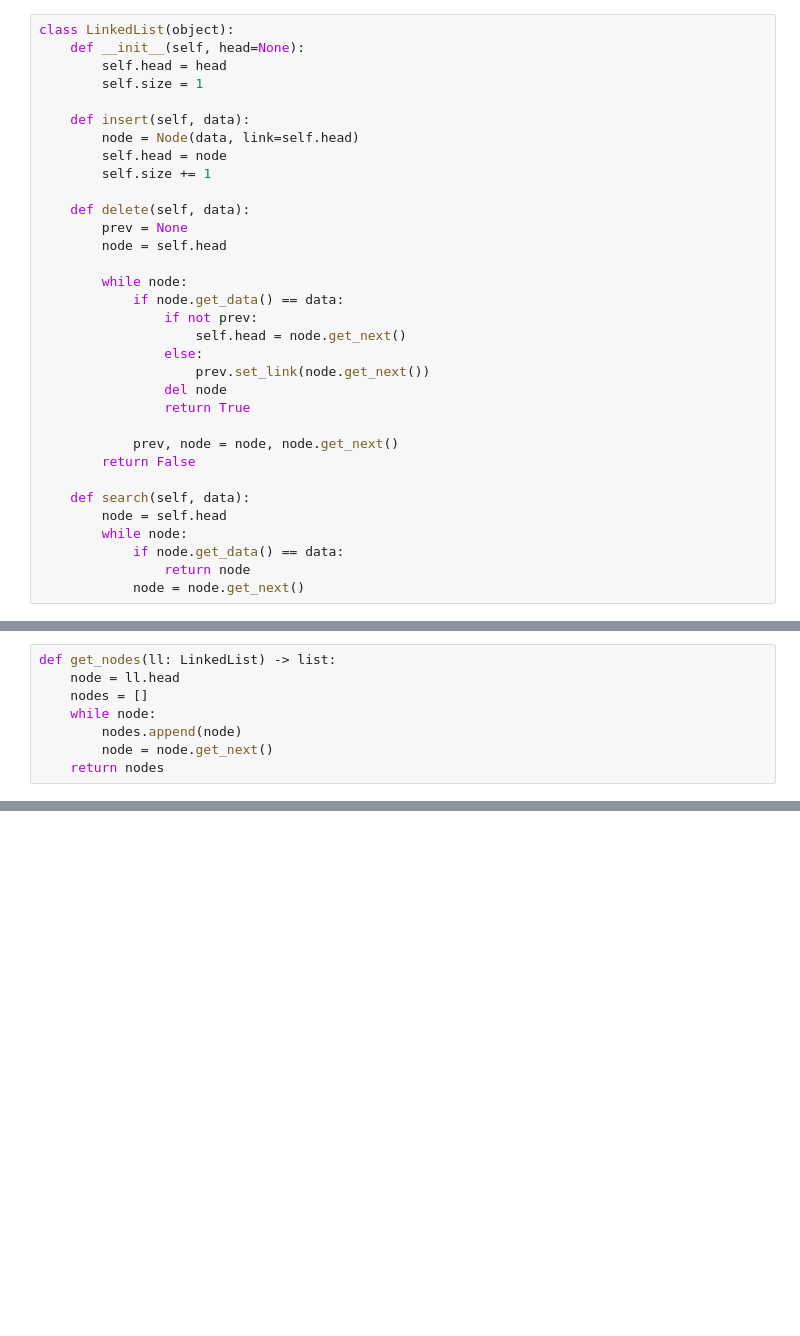
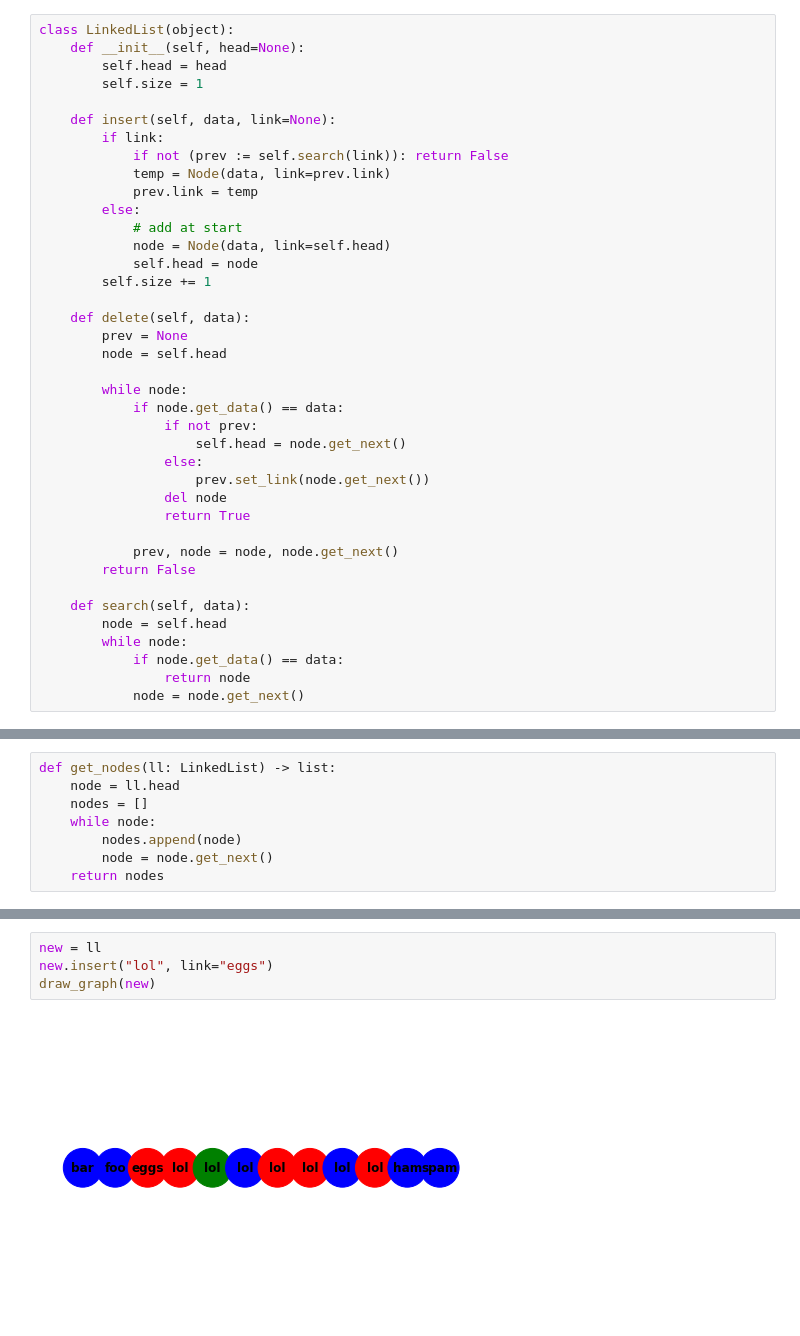
Before and after one commit to Viibrant/DataStructures-Algorithms, a Jupyter notebook: data-structures/linkedlist.ipynb, the cells around one changed output, grey strips where cells are left out. Cells and saved outputs as stored; diff of their text form; blank space fills up the shorter version.

Commit message:
implemented insertion at a given position

```diff
--- a/data-structures/linkedlist.ipynb
+++ b/data-structures/linkedlist.ipynb
@@ -21,9 +21,15 @@ class LinkedList(object):
         self.head = head
         self.size = 1
 
-    def insert(self, data):
-        node = Node(data, link=self.head)
-        self.head = node
+    def insert(self, data, link=None):
+        if link:
+            if not (prev := self.search(link)): return False
+            temp = Node(data, link=prev.link)
+            prev.link = temp
+        else:
+            # add at start
+            node = Node(data, link=self.head)
+            self.head = node
         self.size += 1
 
     def delete(self, data):
@@ -119,0 +125,6 @@ draw_graph(ll)
+# %%
+new = ll
+new.insert("lol", link="eggs")
+draw_graph(new)
+# %% [output]
+[figure, added]
```
Also changed, not shown: parts of 1 cell of this notebook.
